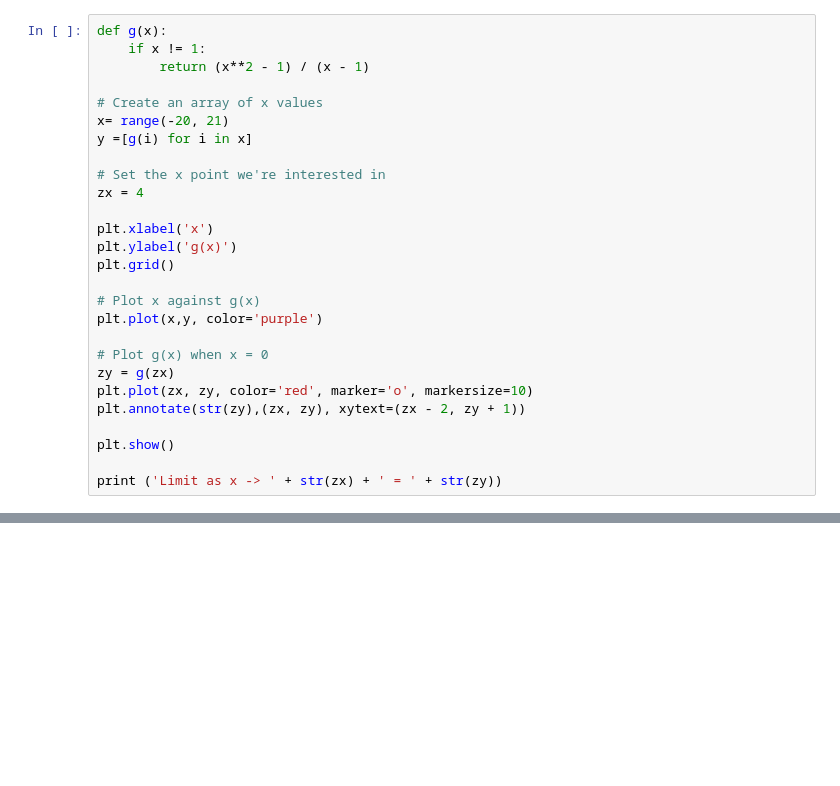
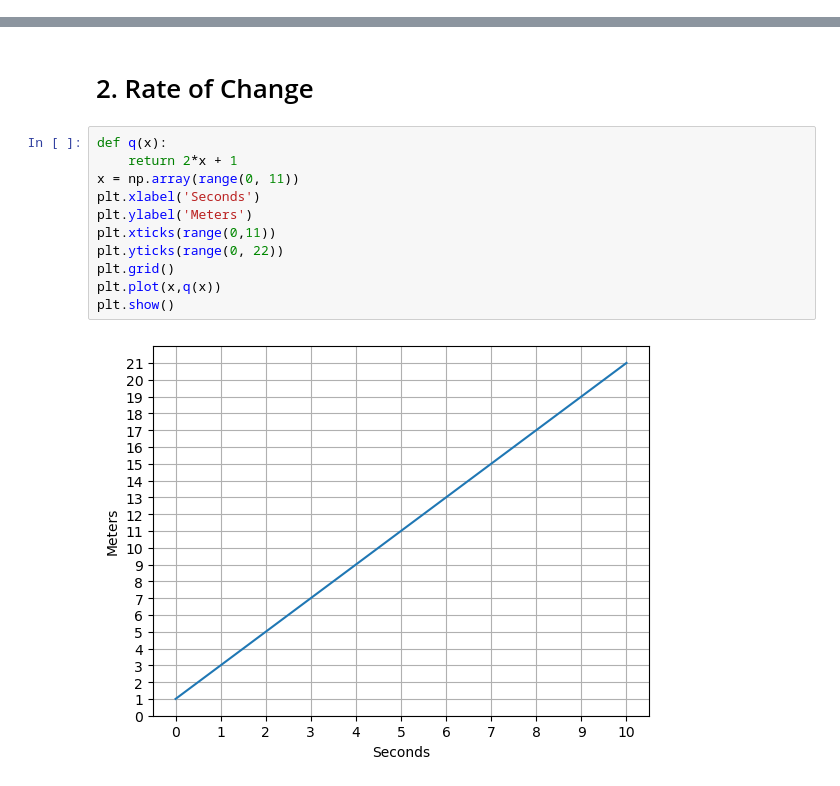
Before and after one commit to Demirrr/Fundamentals, a Jupyter notebook: Prerequisites/1. Calculus.ipynb, the cells around one changed output, grey strips where cells are left out. Saved outputs shown, nothing was run; the diff lists cells and outputs as text; blank space fills up the shorter version.

```diff
--- a/Prerequisites/1. Calculus.ipynb
+++ b/Prerequisites/1. Calculus.ipynb
@@ -633,27 +61,0 @@ Let's take a look:
-# %%
-def g(x):
-    if x != 1:
-        return (x**2 - 1) / (x - 1)
-
-# Create an array of x values
-x= range(-20, 21)
-y =[g(i) for i in x]
-
-# Set the x point we're interested in
-zx = 4
-
-plt.xlabel('x')
-plt.ylabel('g(x)')
-plt.grid()
-
-# Plot x against g(x)
-plt.plot(x,y, color='purple')
-
-# Plot g(x) when x = 0
-zy = g(zx)
-plt.plot(zx, zy, color='red', marker='o', markersize=10)
-plt.annotate(str(zy),(zx, zy), xytext=(zx - 2, zy + 1))
-
-plt.show()
-
-print ('Limit as x -> ' + str(zx) + ' = ' + str(zy))
@@ -789,0 +62,15 @@ So:
+# %% [markdown]
+# 2. Rate of Change
+# %%
+def q(x):
+    return 2*x + 1
+x = np.array(range(0, 11))
+plt.xlabel('Seconds')
+plt.ylabel('Meters')
+plt.xticks(range(0,11))
+plt.yticks(range(0, 22))
+plt.grid()
+plt.plot(x,q(x))
+plt.show()
+# %% [output]
+[figure, added]
```
Also changed, not shown: parts of 80 cells of this notebook, 3 other files.
